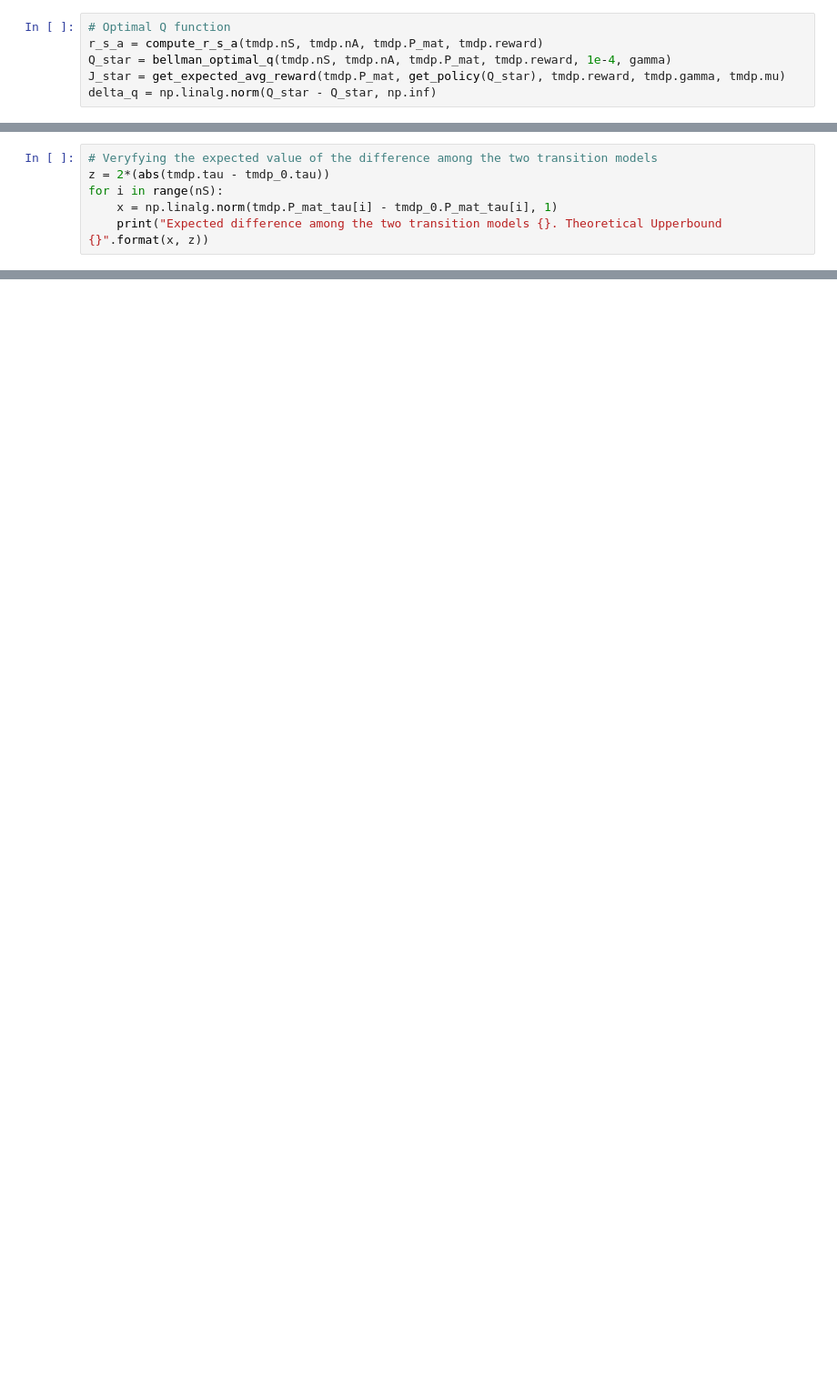
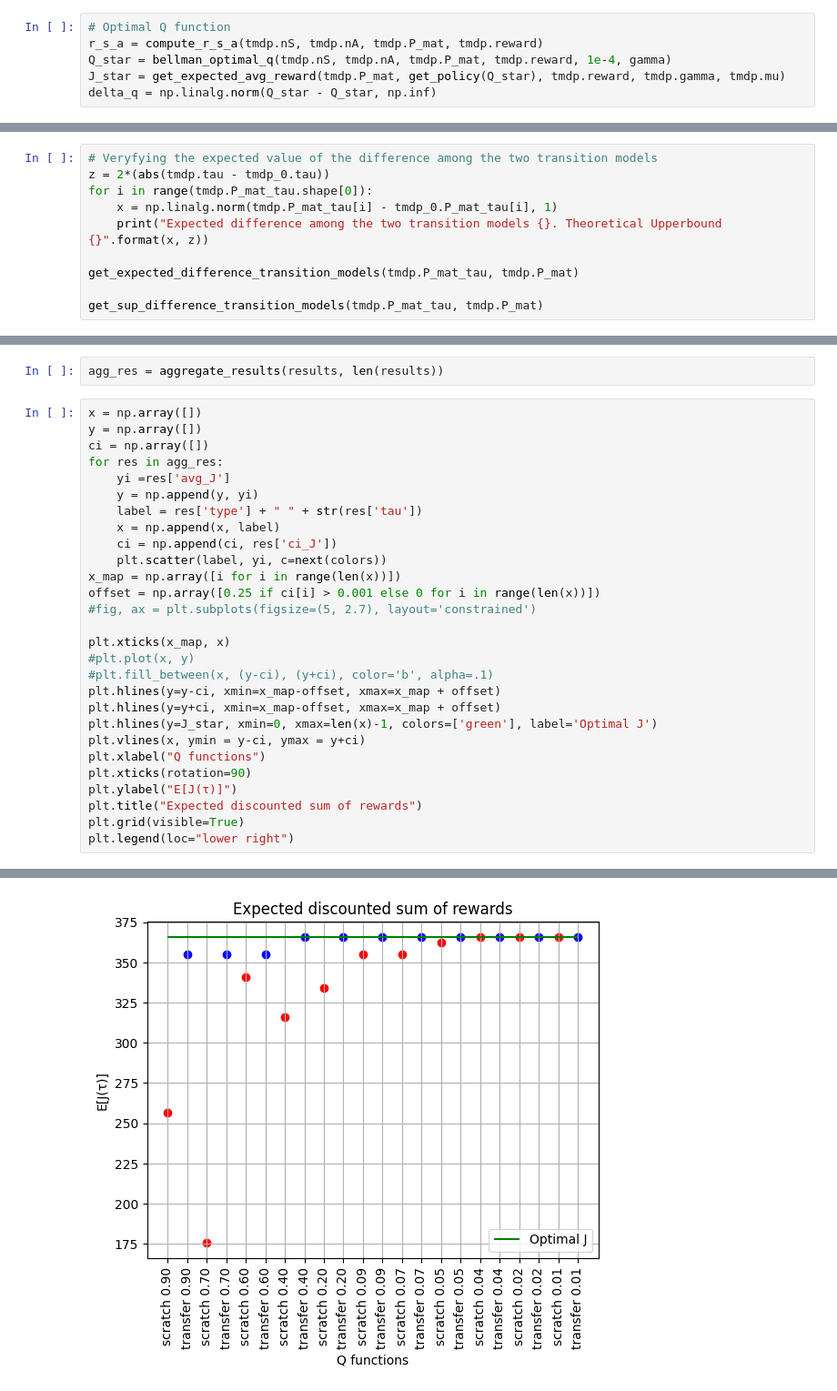
Before and after one commit to cris96spa/TMDP, a Jupyter notebook: Test_bounds.ipynb, the cells around one changed output, grey strips where cells are left out. Shown at 91% size. Cells and saved outputs as stored; diff of their text form; blank space fills up the shorter version.

```diff
--- a/Test_bounds.ipynb
+++ b/Test_bounds.ipynb
@@ -136,9 +124,13 @@ print(A_s_a)
 # %%
 # Veryfying the expected value of the difference among the two transition models
 z = 2*(abs(tmdp.tau - tmdp_0.tau))
-for i in range(nS):
+for i in range(tmdp.P_mat_tau.shape[0]):
     x = np.linalg.norm(tmdp.P_mat_tau[i] - tmdp_0.P_mat_tau[i], 1)
     print("Expected difference among the two transition models {}. Theoretical Upperbound {}".format(x, z))
+
+get_expected_difference_transition_models(tmdp.P_mat_tau, tmdp.P_mat)
+
+get_sup_difference_transition_models(tmdp.P_mat_tau, tmdp.P_mat)
 # %% [output]
 Expected difference among the two transition models 0.525. Theoretical Upperbound 0.6
 Expected difference among the two transition models 0.44999999999999996. Theoretical Upperbound 0.6
@@ -224,0 +256,31 @@ print(np.linalg.norm(A_tau_tau_prime, np.inf))
+# %%
+agg_res = aggregate_results(results, len(results))
+# %%
+x = np.array([])
+y = np.array([])
+ci = np.array([])
+for res in agg_res:
+    yi =res['avg_J']
+    y = np.append(y, yi)
+    label = res['type'] + " " + str(res['tau'])
+    x = np.append(x, label)
+    ci = np.append(ci, res['ci_J'])
+    plt.scatter(label, yi, c=next(colors))
+x_map = np.array([i for i in range(len(x))])
+offset = np.array([0.25 if ci[i] > 0.001 else 0 for i in range(len(x))])
+#fig, ax = plt.subplots(figsize=(5, 2.7), layout='constrained')
+
+plt.xticks(x_map, x)
+#plt.plot(x, y)
+#plt.fill_between(x, (y-ci), (y+ci), color='b', alpha=.1)
+plt.hlines(y=y-ci, xmin=x_map-offset, xmax=x_map + offset)
+plt.hlines(y=y+ci, xmin=x_map-offset, xmax=x_map + offset)
+plt.hlines(y=J_star, xmin=0, xmax=len(x)-1, colors=['green'], label='Optimal J')
+plt.vlines(x, ymin = y-ci, ymax = y+ci)
+plt.xlabel("Q functions")
+plt.xticks(rotation=90)
+plt.ylabel("E[J(τ)]")
+plt.title("Expected discounted sum of rewards")
+plt.grid(visible=True)
+plt.legend(loc="lower right")
+# %% [output]
@@ -224,0 +288 @@ print(np.linalg.norm(A_tau_tau_prime, np.inf))
+[figure, added]
```
Also changed, not shown: parts of 24 cells of this notebook, 47 other files.
